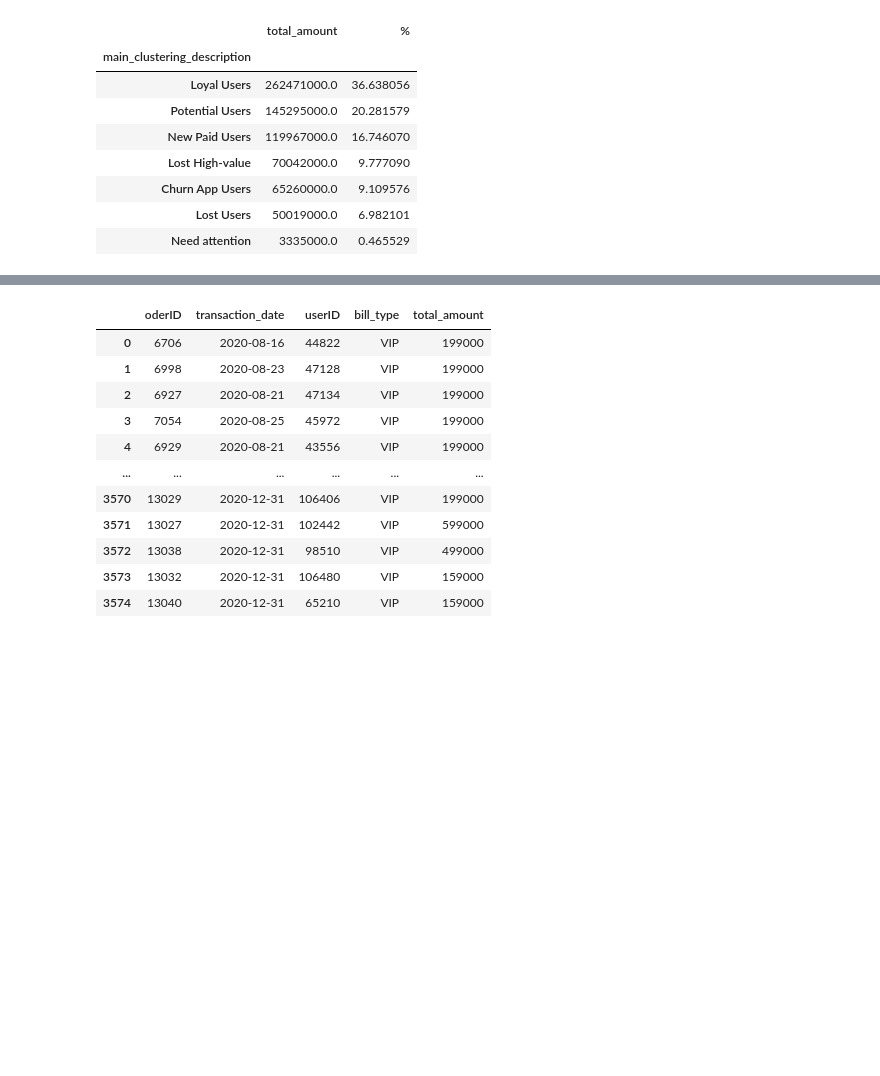
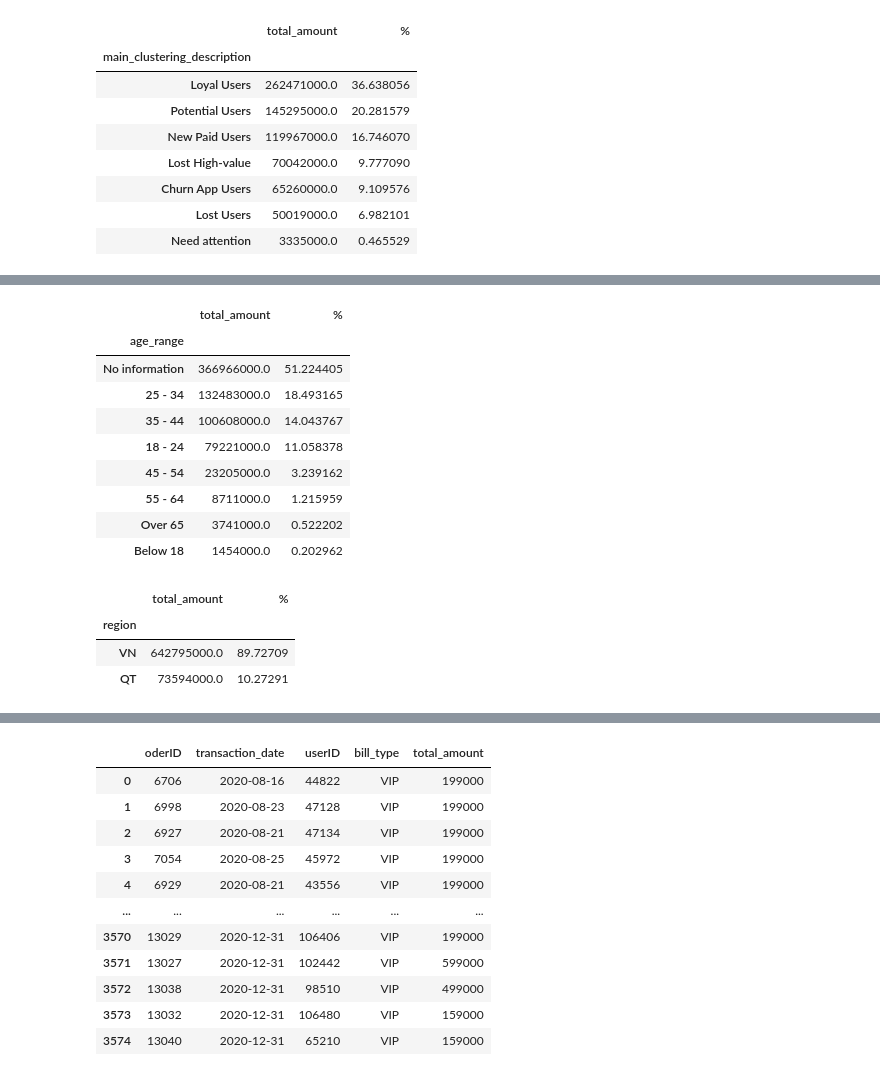
Before and after one commit to nhduong2803/Datacracy_scala_hackathon, a Jupyter notebook: EDA/invidual_EDA/thao_le.ipynb, the cells around one changed output, grey strips where cells are left out. Drawn from its saved outputs; the diff is of its cells as text; code cells hidden in the pictures; blank space fills up the shorter version.

```diff
--- a/EDA/invidual_EDA/thao_le.ipynb
+++ b/EDA/invidual_EDA/thao_le.ipynb
@@ -116,0 +138,5 @@ total_paid.groupby([])
+# %%
+def cal_contribution(df,col):
+    sum_table = pd.DataFrame(df.groupby(col).total_amount.sum())
+    sum_table['%']=sum_table.total_amount/sum_order*100
+    return sum_table.sort_values('%',ascending=False)
@@ -116,0 +152,22 @@ total_paid.groupby([])
+# %%
+pagerange_con = cal_contribution(total_paid,'age_range')
+pagerange_con
+# %% [output]
+|  | total_amount | % |
+| age_range |  |  |
+| No information | 366966000.0 | 51.224405 |
+| 25 - 34 | 132483000.0 | 18.493165 |
+| 35 - 44 | 100608000.0 | 14.043767 |
+| 18 - 24 | 79221000.0 | 11.058378 |
+| 45 - 54 | 23205000.0 | 3.239162 |
+| 55 - 64 | 8711000.0 | 1.215959 |
+| Over 65 | 3741000.0 | 0.522202 |
+| Below 18 | 1454000.0 | 0.202962 |
+# %%
+preagion_con = cal_contribution(total_paid,'region')
+preagion_con
+# %% [output]
+|  | total_amount | % |
+| region |  |  |
+| VN | 642795000.0 | 89.72709 |
+| QT | 73594000.0 | 10.27291 |
```
Also changed, not shown: parts of 8 cells of this notebook.
